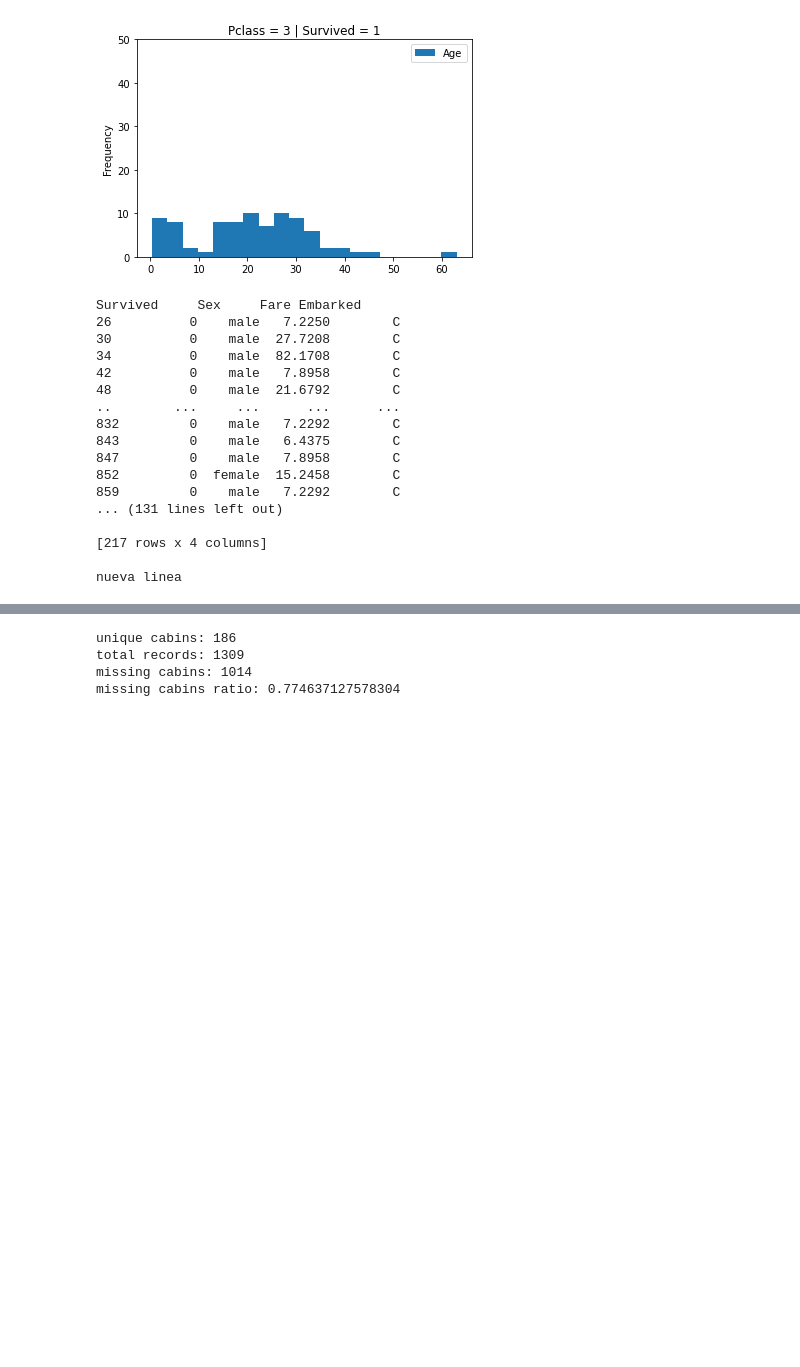
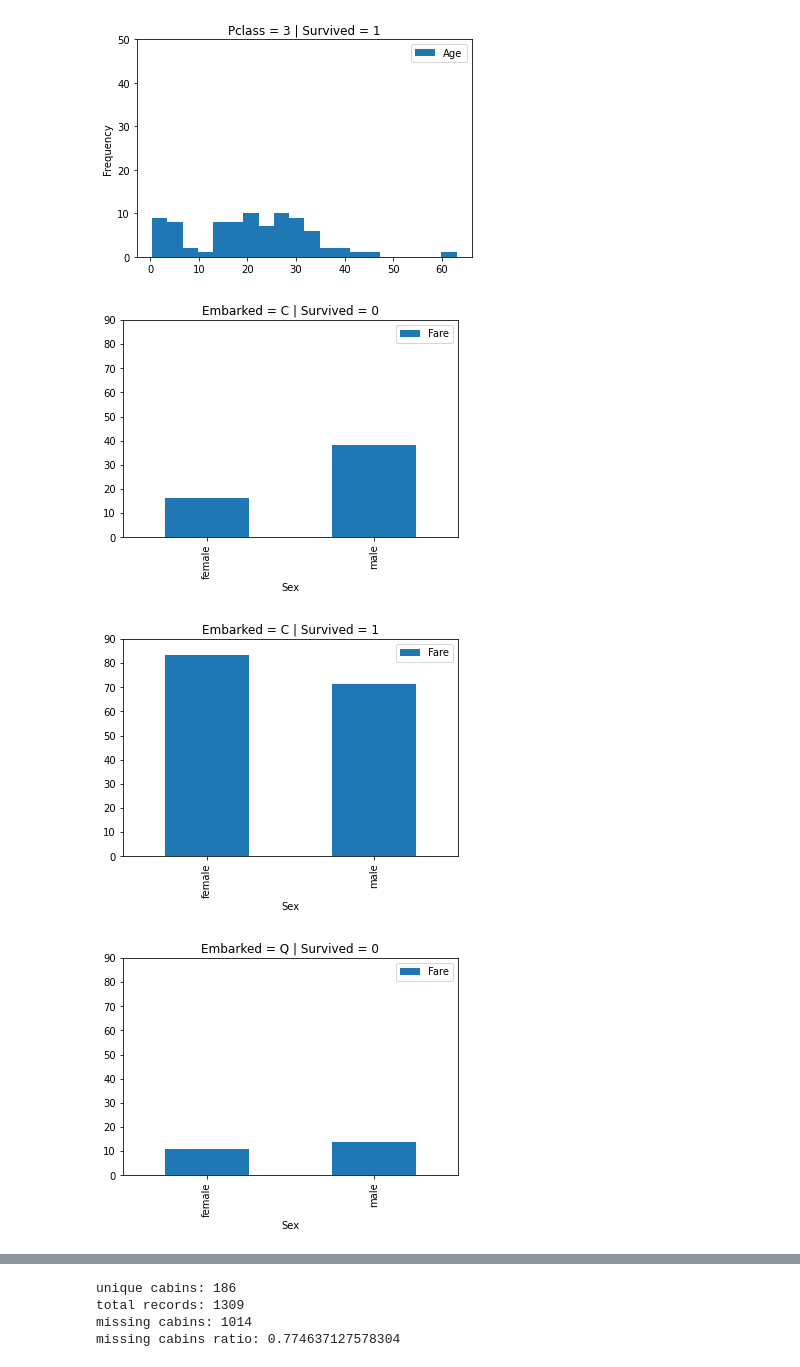
Before and after one commit to lumalav/CAP5610, a Jupyter notebook: HW1/HW1.ipynb, the cells around one changed output, grey strips where cells are left out. Drawn from its saved outputs; the diff is of its cells as text; code cells hidden in the pictures; blank space fills up the shorter version.

```diff
--- a/HW1/HW1.ipynb
+++ b/HW1/HW1.ipynb
@@ -119,30 +119,14 @@ for pClass, group in data.groupby('Pclass'):
 # %%
 #Q13
 import pandas as pd
 data = pd.read_csv('Titanic/train.csv')
 for x in ['PassengerId', 'Name', 'Pclass', 'Age', 'SibSp', 'Ticket', 'Cabin', 'Parch']:
     data = data.drop(x, 1)
 for g, group in data.groupby(['Embarked', 'Survived']):
-    print(group)
-    print('\nnueva linea')
-    #group = group.drop('Embarked',1).drop('Survived',1)
-    #result = group.groupby('Sex').mean()
-    #result.plot(kind='bar', title='Embarked = ' + str(g[0]) + ' | ' + 'Survived = ' + str(g[1]), alpha= 0.5);
+    group = group.drop('Embarked',1).drop('Survived',1)
+    result = group.groupby('Sex').mean()
+    result.plot(kind='bar', title='Embarked = ' + str(g[0]) + ' | ' + 'Survived = ' + str(g[1]), ylim=(0,90));
 # %% [output]
-Survived     Sex     Fare Embarked
-26          0    male   7.2250        C
-30          0    male  27.7208        C
-34          0    male  82.1708        C
-42          0    male   7.8958        C
-48          0    male  21.6792        C
-..        ...     ...      ...      ...
-832         0    male   7.2292        C
-843         0    male   6.4375        C
-847         0    male   7.8958        C
-852         0  female  15.2458        C
-859         0    male   7.2292        C
-... (131 lines left out)
-
-[217 rows x 4 columns]
-
-nueva linea
+[figure, added]
+[figure, added]
+[figure, added]
```
Also changed, not shown: parts of 4 cells of this notebook.
